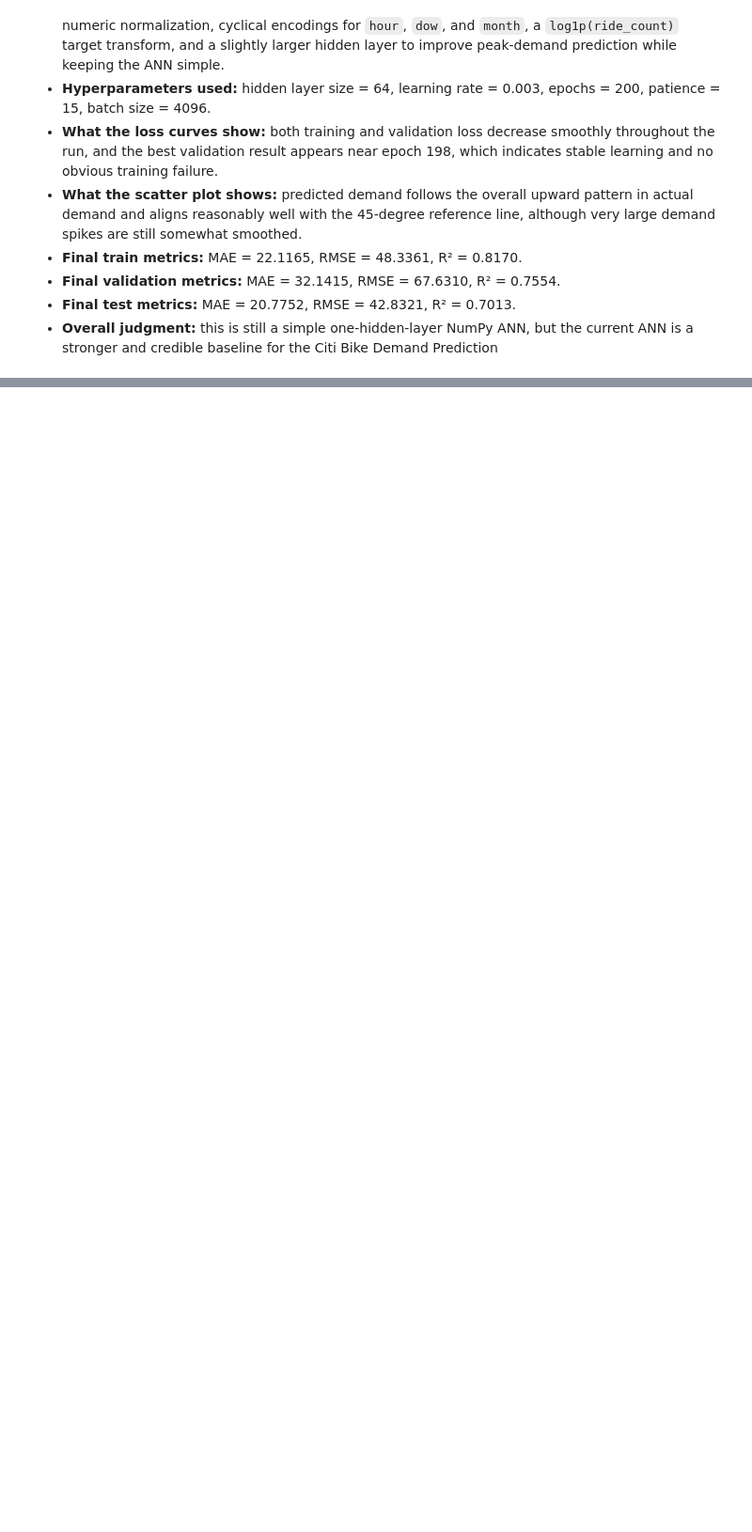
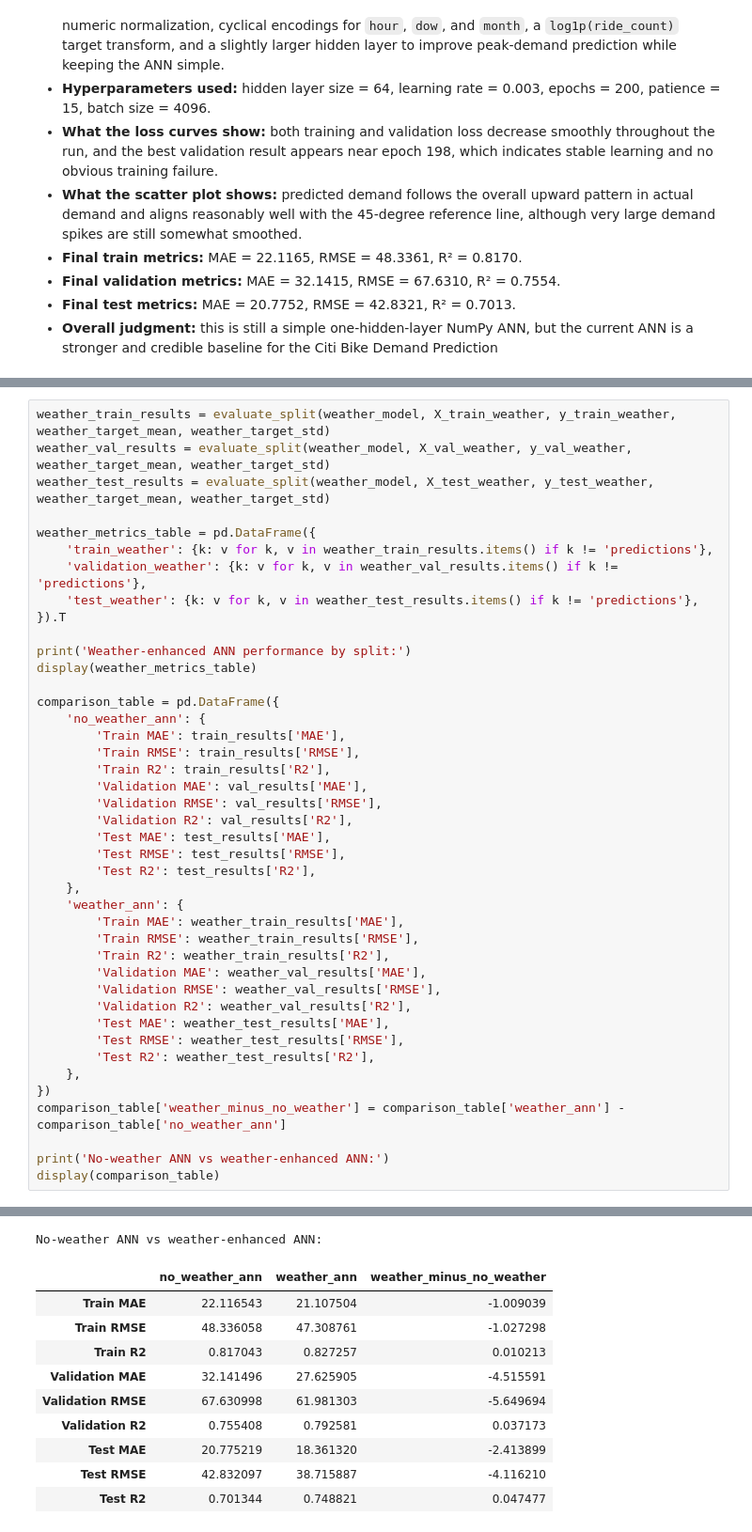
Before and after one commit to melody1030/PAML-Final-Citibike, a Jupyter notebook: ann_demand_prediction.ipynb, the cells around one changed output, grey strips where cells are left out. Shown at 94% size. Drawn from its saved outputs; the diff is of its cells as text; blank space fills up the shorter version.

```diff
--- a/ann_demand_prediction.ipynb
+++ b/ann_demand_prediction.ipynb
@@ -732,0 +1011,43 @@ Test metrics: MAE=20.7752, RMSE=42.8321, R2=0.7013
+# %%
+weather_train_results = evaluate_split(weather_model, X_train_weather, y_train_weather, weather_target_mean, weather_target_std)
+weather_val_results = evaluate_split(weather_model, X_val_weather, y_val_weather, weather_target_mean, weather_target_std)
+weather_test_results = evaluate_split(weather_model, X_test_weather, y_test_weather, weather_target_mean, weather_target_std)
+
+weather_metrics_table = pd.DataFrame({
+    'train_weather': {k: v for k, v in weather_train_results.items() if k != 'predictions'},
+    'validation_weather': {k: v for k, v in weather_val_results.items() if k != 'predictions'},
+    'test_weather': {k: v for k, v in weather_test_results.items() if k != 'predictions'},
+}).T
+
+print('Weather-enhanced ANN performance by split:')
+display(weather_metrics_table)
+
+comparison_table = pd.DataFrame({
+    'no_weather_ann': {
+        'Train MAE': train_results['MAE'],
+        'Train RMSE': train_results['RMSE'],
+        'Train R2': train_results['R2'],
+        'Validation MAE': val_results['MAE'],
+        'Validation RMSE': val_results['RMSE'],
+        'Validation R2': val_results['R2'],
+        'Test MAE': test_results['MAE'],
+        'Test RMSE': test_results['RMSE'],
+        'Test R2': test_results['R2'],
+    },
+    'weather_ann': {
+        'Train MAE': weather_train_results['MAE'],
+        'Train RMSE': weather_train_results['RMSE'],
+        'Train R2': weather_train_results['R2'],
+        'Validation MAE': weather_val_results['MAE'],
+        'Validation RMSE': weather_val_results['RMSE'],
+        'Validation R2': weather_val_results['R2'],
+        'Test MAE': weather_test_results['MAE'],
+        'Test RMSE': weather_test_results['RMSE'],
+        'Test R2': weather_test_results['R2'],
+    },
+})
+comparison_table['weather_minus_no_weather'] = comparison_table['weather_ann'] - comparison_table['no_weather_ann']
+
+print('No-weather ANN vs weather-enhanced ANN:')
+display(comparison_table)
+# %% [output]
@@ -732,0 +1059,11 @@ Test metrics: MAE=20.7752, RMSE=42.8321, R2=0.7013
+No-weather ANN vs weather-enhanced ANN:
+|  | no_weather_ann | weather_ann | weather_minus_no_weather |
+| Train MAE | 22.116543 | 21.107504 | -1.009039 |
+| Train RMSE | 48.336058 | 47.308761 | -1.027298 |
+| Train R2 | 0.817043 | 0.827257 | 0.010213 |
+| Validation MAE | 32.141496 | 27.625905 | -4.515591 |
+| Validation RMSE | 67.630998 | 61.981303 | -5.649694 |
+| Validation R2 | 0.755408 | 0.792581 | 0.037173 |
+| Test MAE | 20.775219 | 18.361320 | -2.413899 |
+| Test RMSE | 42.832097 | 38.715887 | -4.116210 |
+| Test R2 | 0.701344 | 0.748821 | 0.047477 |
```
Also changed, not shown: parts of 13 cells of this notebook.
